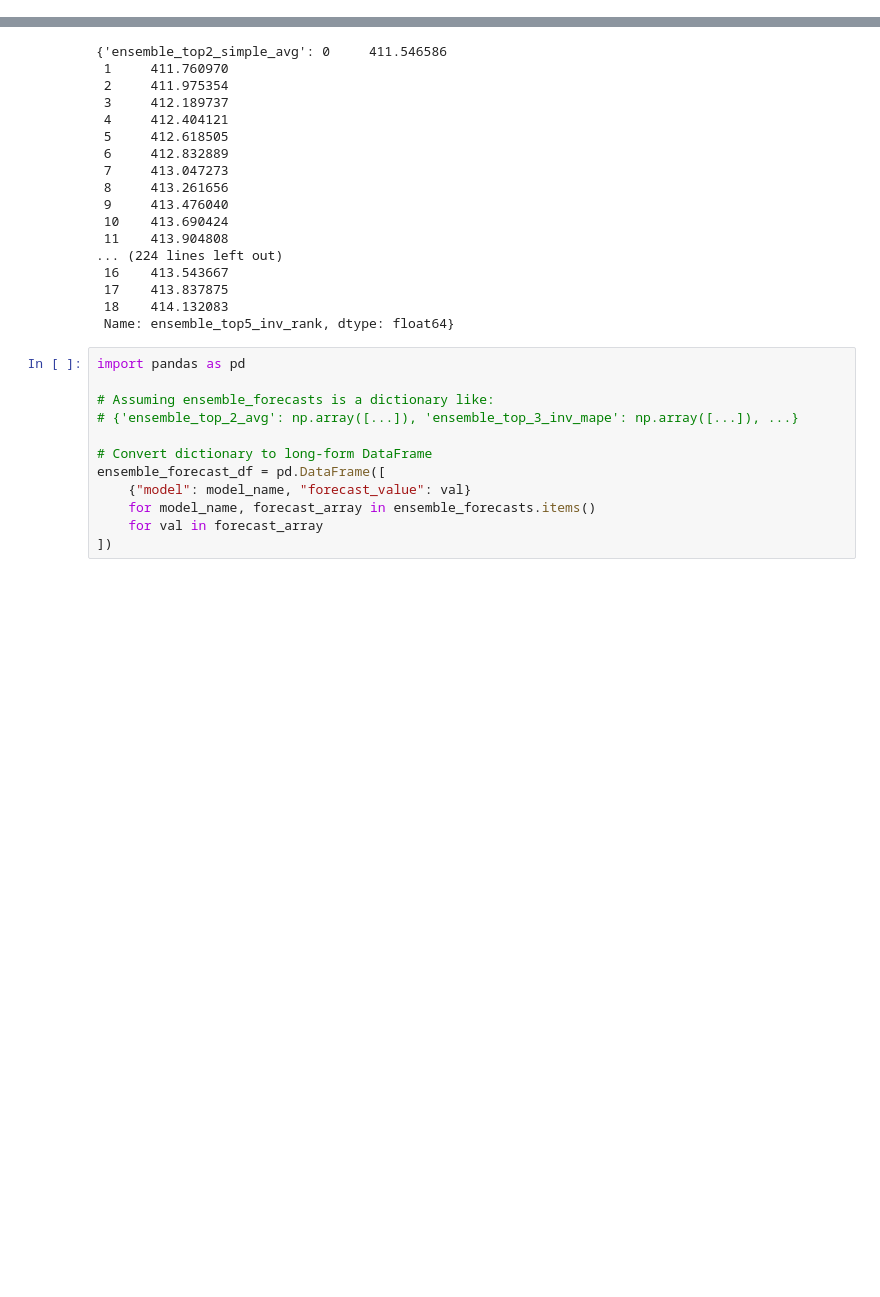
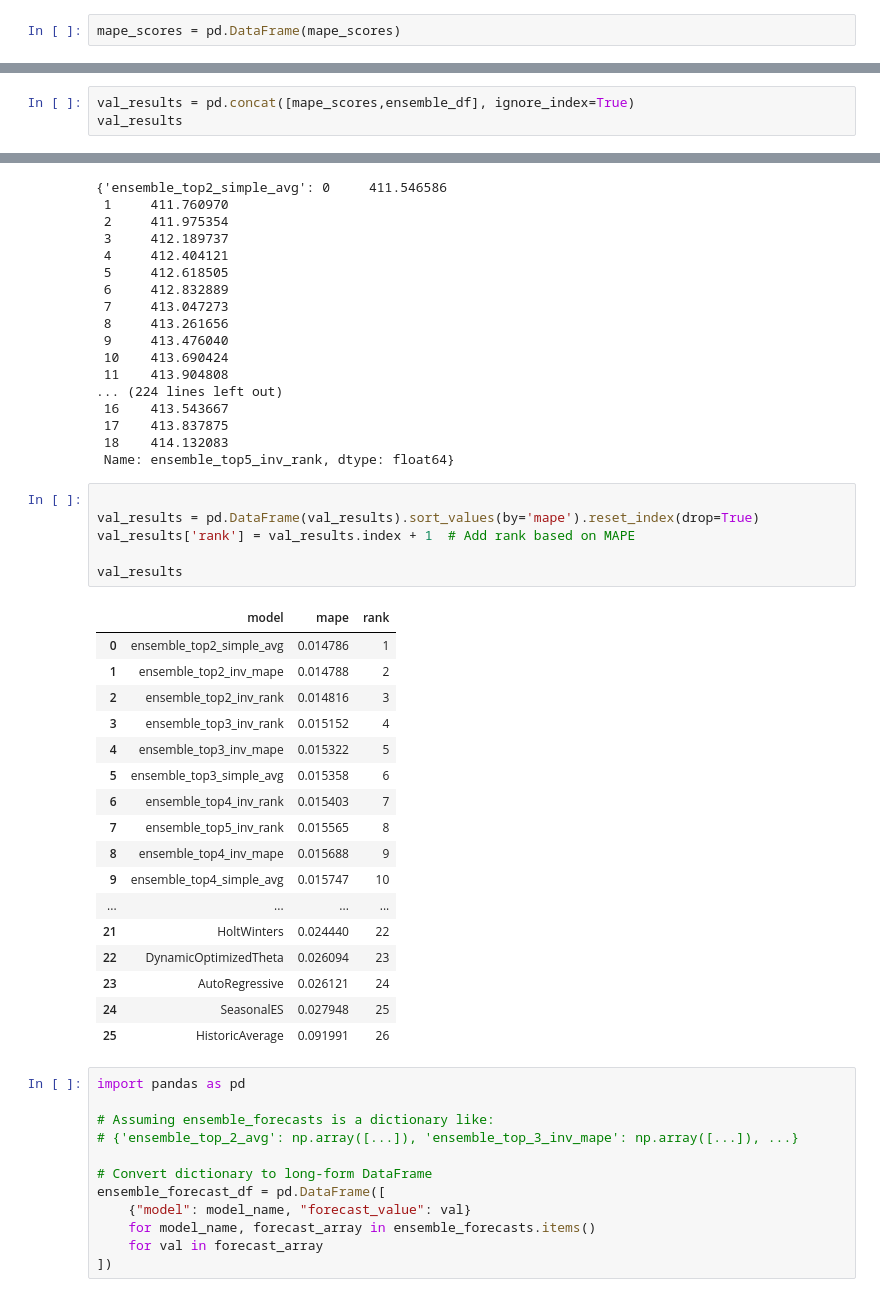
Before and after one commit to Vrunda-Kulkarni/Stock_Price_Prediction, a Jupyter notebook: 02_statsforecast.ipynb, the cells around one changed output, grey strips where cells are left out. Cells and saved outputs as stored; diff of their text form; blank space fills up the shorter version.

```diff
--- a/02_statsforecast.ipynb
+++ b/02_statsforecast.ipynb
@@ -282,3 +282,5 @@ mape_scores
  {'model': 'RWD', 'mape': 0.01796086856461859},
  {'model': 'WindowAverage', 'mape': 0.020562350256619212},
  {'model': 'MSTL', 'mape': 0.019748464423855045}]
+# %%
+mape_scores = pd.DataFrame(mape_scores)
@@ -368,3 +406,6 @@ ensemble_df
 | 6 | ensemble_top4_simple_avg | 0.015747 |
 | 10 | ensemble_top5_inv_mape | 0.015986 |
 | 9 | ensemble_top5_simple_avg | 0.016047 |
+# %%
+val_results = pd.concat([mape_scores,ensemble_df], ignore_index=True)
+val_results
@@ -388,6 +447,30 @@ ensemble_forecasts
  17    413.837875
  18    414.132083
  Name: ensemble_top5_inv_rank, dtype: float64}
+# %%
+
+val_results = pd.DataFrame(val_results).sort_values(by='mape').reset_index(drop=True)
+val_results['rank'] = val_results.index + 1  # Add rank based on MAPE
+
+val_results
+# %% [output]
+|  | model | mape | rank |
+| 0 | ensemble_top2_simple_avg | 0.014786 | 1 |
+| 1 | ensemble_top2_inv_mape | 0.014788 | 2 |
+| 2 | ensemble_top2_inv_rank | 0.014816 | 3 |
+| 3 | ensemble_top3_inv_rank | 0.015152 | 4 |
+| 4 | ensemble_top3_inv_mape | 0.015322 | 5 |
+| 5 | ensemble_top3_simple_avg | 0.015358 | 6 |
+| 6 | ensemble_top4_inv_rank | 0.015403 | 7 |
+| 7 | ensemble_top5_inv_rank | 0.015565 | 8 |
+| 8 | ensemble_top4_inv_mape | 0.015688 | 9 |
+| 9 | ensemble_top4_simple_avg | 0.015747 | 10 |
+| ... | ... | ... | ... |
+| 21 | HoltWinters | 0.024440 | 22 |
+| 22 | DynamicOptimizedTheta | 0.026094 | 23 |
+| 23 | AutoRegressive | 0.026121 | 24 |
+| 24 | SeasonalES | 0.027948 | 25 |
+| 25 | HistoricAverage | 0.091991 | 26 |
 # %%
 import pandas as pd
 
```
Also changed, not shown: parts of 3 cells of this notebook.
